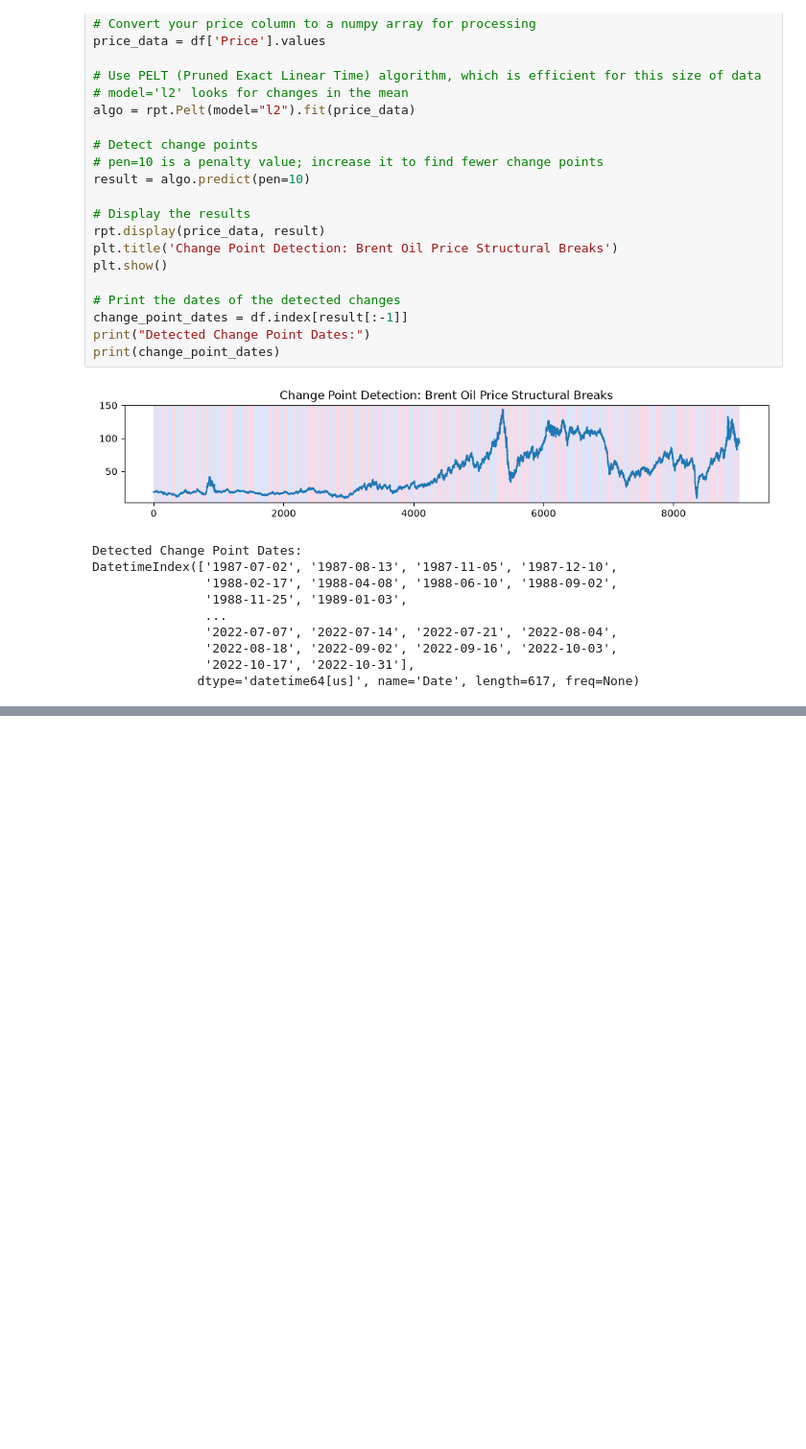
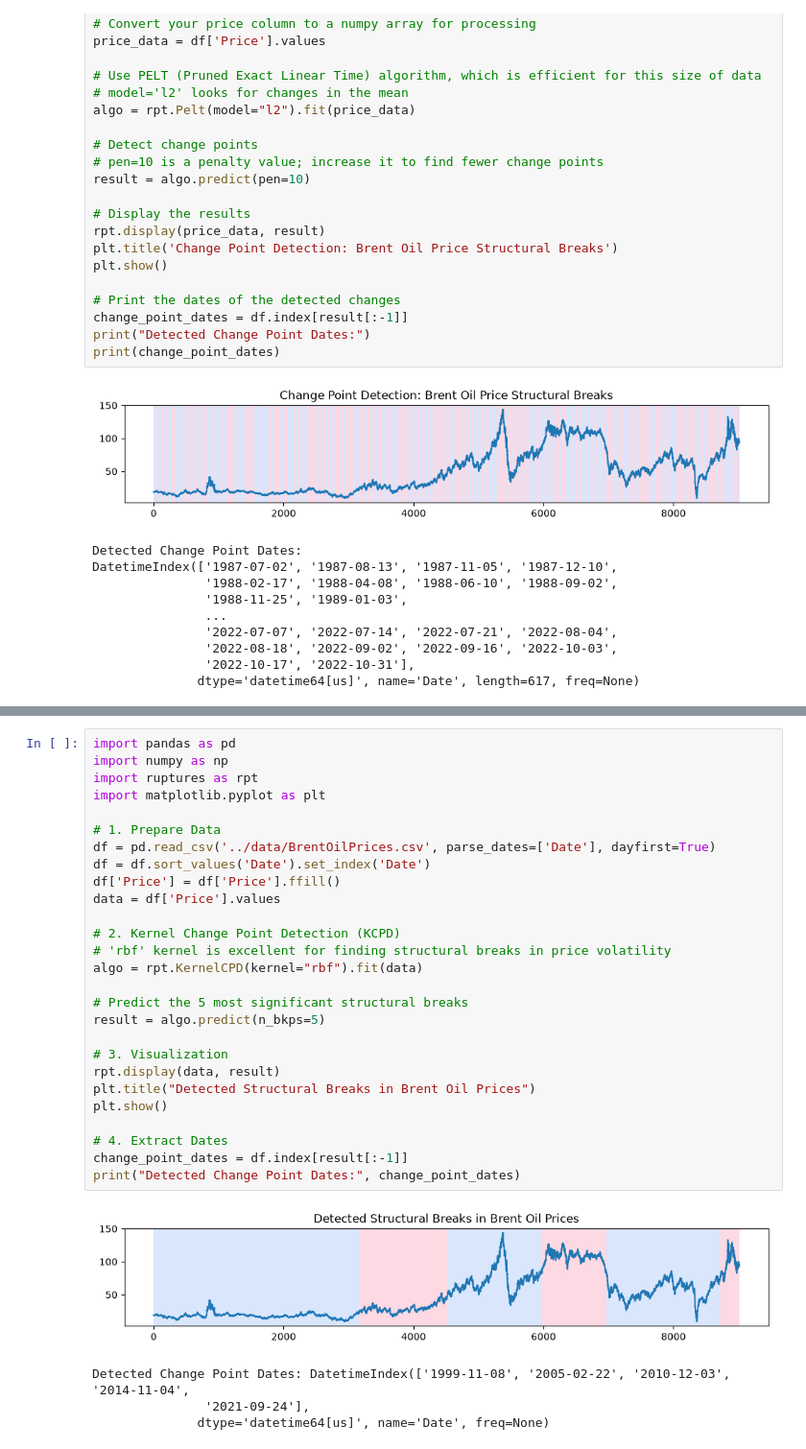
Before and after one commit to Rediet-W/Brent-Oil-Analysis, a Jupyter notebook: notebooks/02_change_point_analysis.ipynb, the cells around one changed output, grey strips where cells are left out. Shown at 96% size. Saved outputs shown, nothing was run; the diff lists cells and outputs as text; blank space fills up the shorter version.

```diff
--- a/notebooks/02_change_point_analysis.ipynb
+++ b/notebooks/02_change_point_analysis.ipynb
@@ -38,0 +50,32 @@ DatetimeIndex(['1987-07-02', '1987-08-13', '1987-11-05', '1987-12-10',
+# %%
+import pandas as pd
+import numpy as np
+import ruptures as rpt
+import matplotlib.pyplot as plt
+
+# 1. Prepare Data
+df = pd.read_csv('../data/BrentOilPrices.csv', parse_dates=['Date'], dayfirst=True)
+df = df.sort_values('Date').set_index('Date')
+df['Price'] = df['Price'].ffill()
+data = df['Price'].values
+
+# 2. Kernel Change Point Detection (KCPD)
+# 'rbf' kernel is excellent for finding structural breaks in price volatility
+algo = rpt.KernelCPD(kernel="rbf").fit(data)
+
+# Predict the 5 most significant structural breaks
+result = algo.predict(n_bkps=5)
+
+# 3. Visualization
+rpt.display(data, result)
+plt.title("Detected Structural Breaks in Brent Oil Prices")
+plt.show()
+
+# 4. Extract Dates
+change_point_dates = df.index[result[:-1]]
+print("Detected Change Point Dates:", change_point_dates)
+# %% [output]
+[figure, added]
+Detected Change Point Dates: DatetimeIndex(['1999-11-08', '2005-02-22', '2010-12-03', '2014-11-04',
+               '2021-09-24'],
+              dtype='datetime64[us]', name='Date', freq=None)
```
Also changed, not shown: parts of 4 cells of this notebook.
